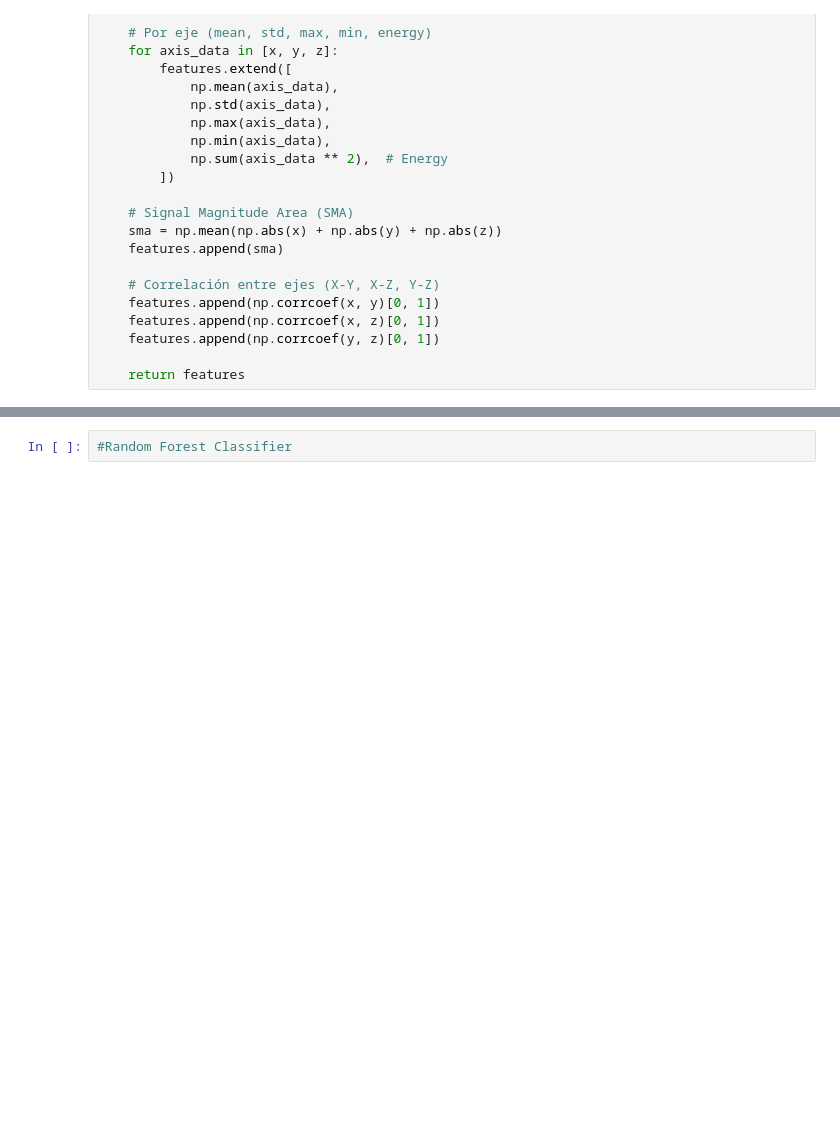
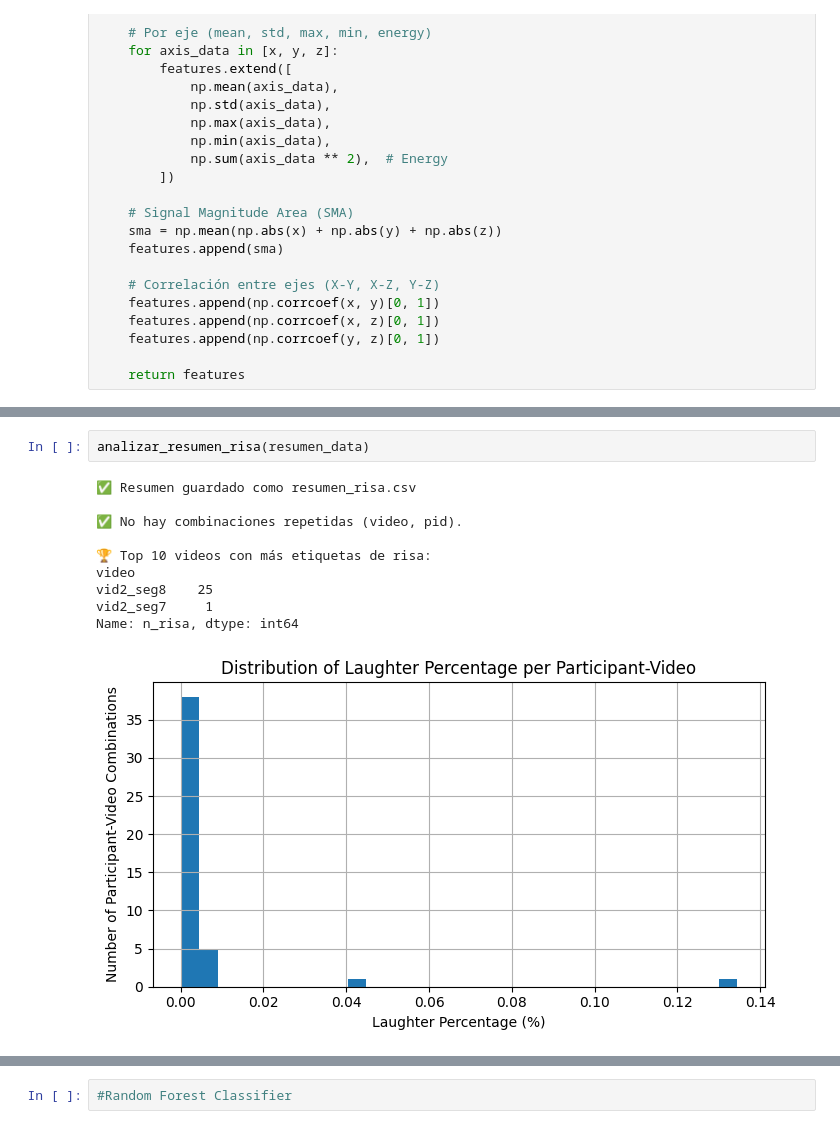
Before and after one commit to Gansovic/RP-Laughter-Drinking, a Jupyter notebook: all_accelerometers.ipynb, the cells around one changed output, grey strips where cells are left out. Drawn from its saved outputs; the diff is of its cells as text; blank space fills up the shorter version.

```diff
--- a/all_accelerometers.ipynb
+++ b/all_accelerometers.ipynb
@@ -370,3 +376,16 @@ plt.show()
+# %%
+analizar_resumen_risa(resumen_data)
+# %% [output]
+✅ Resumen guardado como resumen_risa.csv
+
+✅ No hay combinaciones repetidas (video, pid).
+
+🏆 Top 10 videos con más etiquetas de risa:
+video
+vid2_seg8    25
+vid2_seg7     1
+Name: n_risa, dtype: int64
+[figure, added]
 # %%
 segmentos_mas_risa = df_resumen.groupby("video")["n_risa"].sum().reset_index()
 segmentos_mas_risa = segmentos_mas_risa.sort_values("n_risa", ascending=False)
```
Also changed, not shown: parts of 21 cells of this notebook, 2 other files.
